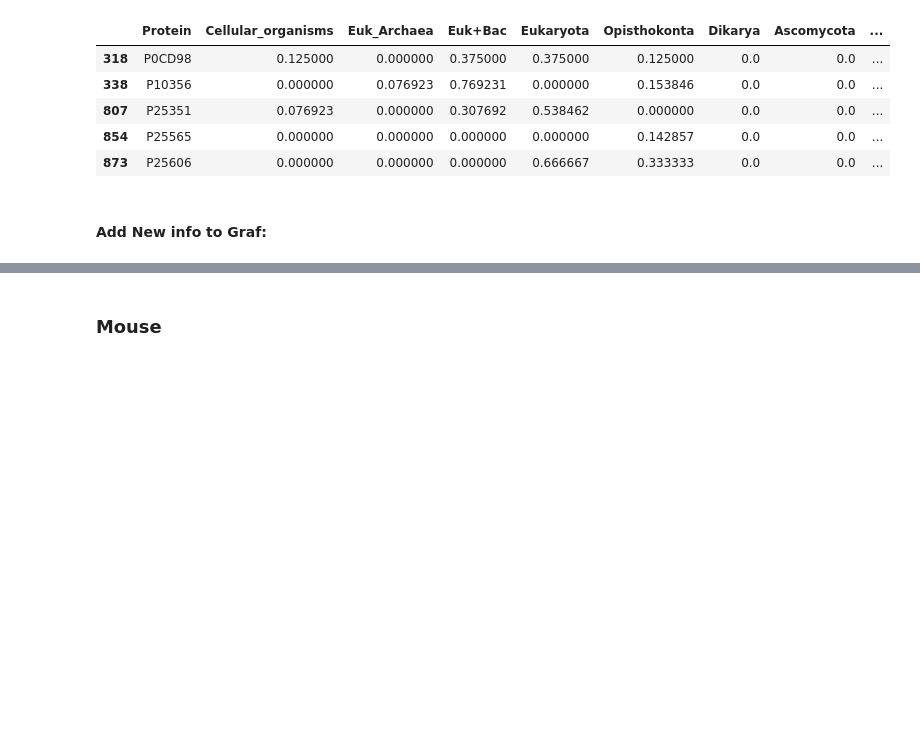
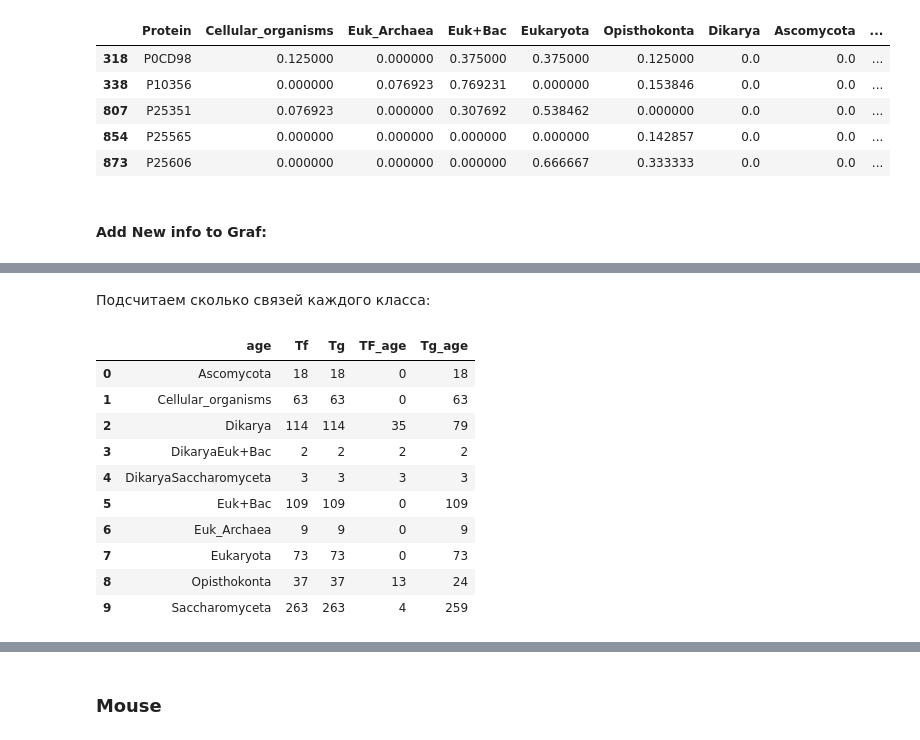
Before and after one commit to Freddsle/age_patterns, a Jupyter notebook: code/02_age_gene_classes.ipynb, the cells around one changed output, grey strips where cells are left out. Cells and saved outputs as stored; diff of their text form; code cells hidden in the pictures; blank space fills up the shorter version.

```diff
--- a/code/02_age_gene_classes.ipynb
+++ b/code/02_age_gene_classes.ipynb
@@ -142,0 +256,16 @@ yeast_gene_ages.head()
+# %% [markdown]
+Подсчитаем сколько связей каждого класса:
+# %%
+yeast_data.groupby('age', as_index=False).count()
+# %% [output]
+|  | age | Tf | Tg | TF_age | Tg_age |
+| 0 | Ascomycota | 18 | 18 | 0 | 18 |
+| 1 | Cellular_organisms | 63 | 63 | 0 | 63 |
+| 2 | Dikarya | 114 | 114 | 35 | 79 |
+| 3 | DikaryaEuk+Bac | 2 | 2 | 2 | 2 |
+| 4 | DikaryaSaccharomyceta | 3 | 3 | 3 | 3 |
+| 5 | Euk+Bac | 109 | 109 | 0 | 109 |
+| 6 | Euk_Archaea | 9 | 9 | 0 | 9 |
+| 7 | Eukaryota | 73 | 73 | 0 | 73 |
+| 8 | Opisthokonta | 37 | 37 | 13 | 24 |
+| 9 | Saccharomyceta | 263 | 263 | 4 | 259 |
```
Also changed, not shown: parts of 21 cells of this notebook, 4 other files.
